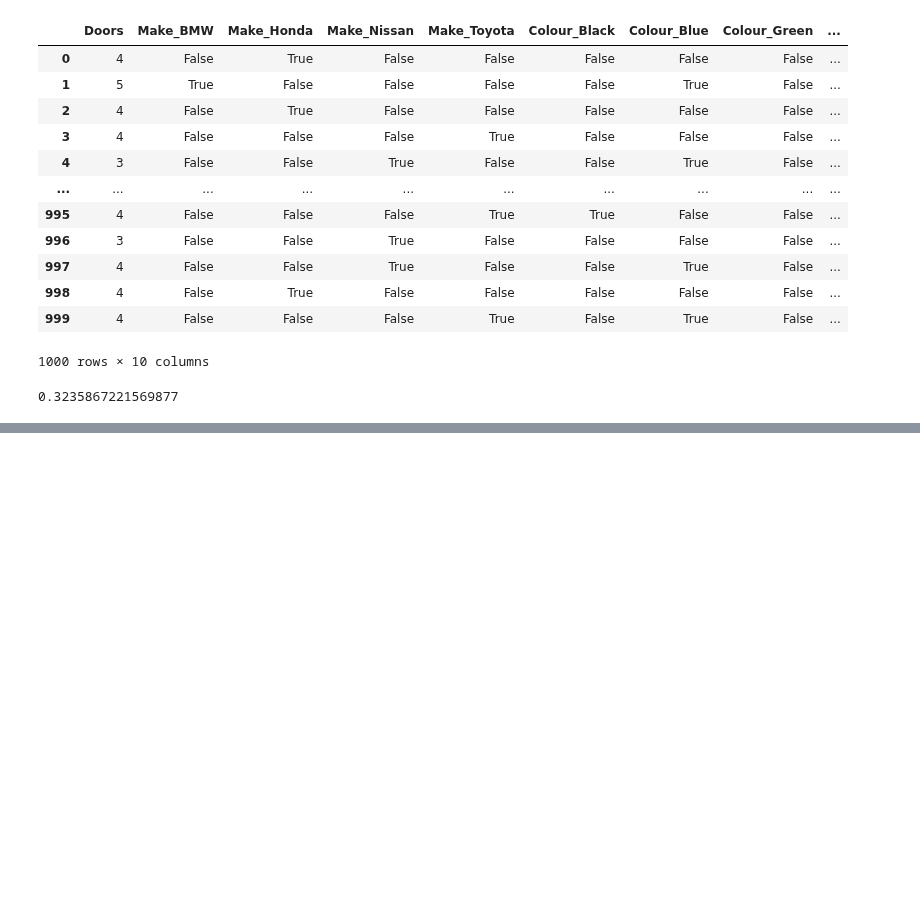
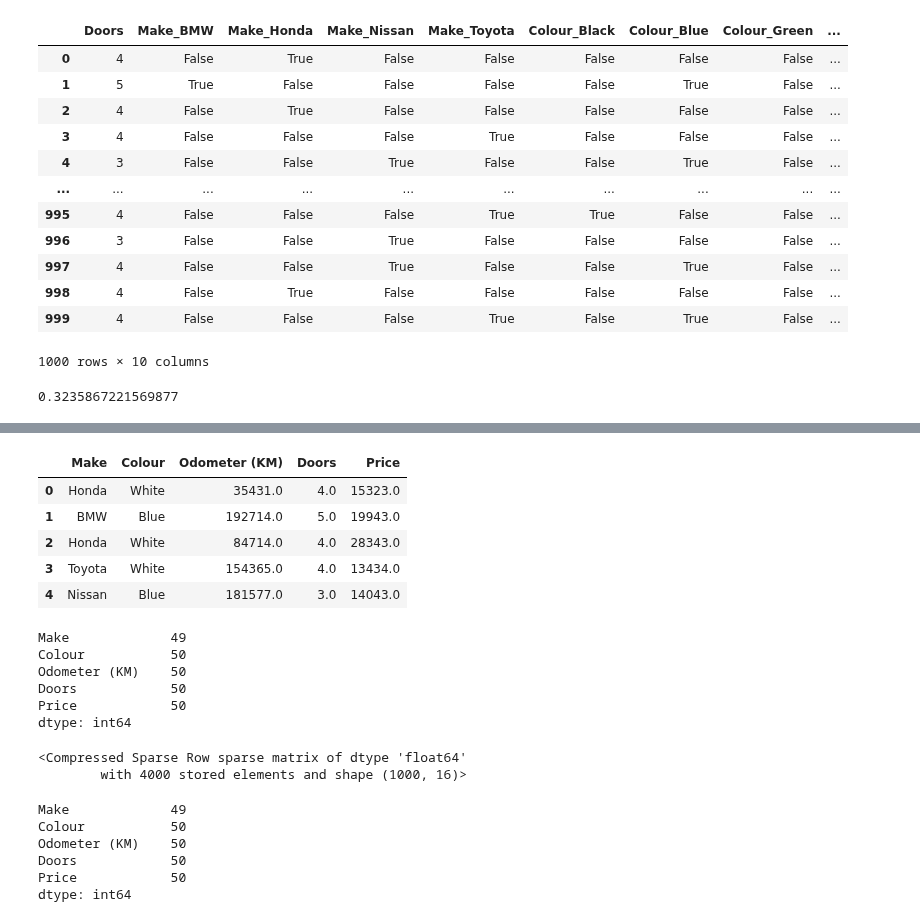
Before and after one commit to junaidknows/ml-study-projects, a Jupyter notebook: introduction-to-scikit-learn.ipynb, the cells around one changed output, grey strips where cells are left out. Saved outputs shown, nothing was run; the diff lists cells and outputs as text; code cells hidden in the pictures; blank space fills up the shorter version.

```diff
--- a/introduction-to-scikit-learn.ipynb
+++ b/introduction-to-scikit-learn.ipynb
@@ -398,0 +406,22 @@ model.score(X_test, y_test)
+# %%
+# Import car sales missing data
+
+car_sales_missing = pd.read_csv("car-sales-extended-missing-data.csv")
+car_sales_missing.head()
+# %% [output]
+|  | Make | Colour | Odometer (KM) | Doors | Price |
+| 0 | Honda | White | 35431.0 | 4.0 | 15323.0 |
+| 1 | BMW | Blue | 192714.0 | 5.0 | 19943.0 |
+| 2 | Honda | White | 84714.0 | 4.0 | 28343.0 |
+| 3 | Toyota | White | 154365.0 | 4.0 | 13434.0 |
+| 4 | Nissan | Blue | 181577.0 | 3.0 | 14043.0 |
+# %%
+car_sales_missing.isna().sum() # this will give us the number of missing values in each column
+#isna() is a method in pandas that checks for missing values in a DataFrame
+# %% [output]
+Make             49
+Colour           50
+Odometer (KM)    50
+Doors            50
+Price            50
+dtype: int64
@@ -398,0 +433,29 @@ model.score(X_test, y_test)
+# %%
+# As we can see above, there are missing values in each column
+
+# Let's try converting the data to numbers
+
+from sklearn.preprocessing import OneHotEncoder
+from sklearn.compose import ColumnTransformer
+
+categorical_features = ["Make", "Colour", "Doors"] # these are the columns that have strings in them
+one_hot = OneHotEncoder()
+transformer = ColumnTransformer([("one_hot",
+                                  one_hot,
+                                  categorical_features)],
+                                  remainder="passthrough")
+
+transformed_X = transformer.fit_transform(X)
+transformed_X
+# %% [output]
+<Compressed Sparse Row sparse matrix of dtype 'float64'
+        with 4000 stored elements and shape (1000, 16)>
+# %%
+car_sales_missing.isna().sum()
+# %% [output]
+Make             49
+Colour           50
+Odometer (KM)    50
+Doors            50
+Price            50
+dtype: int64
```
Also changed, not shown: parts of 10 cells of this notebook.
